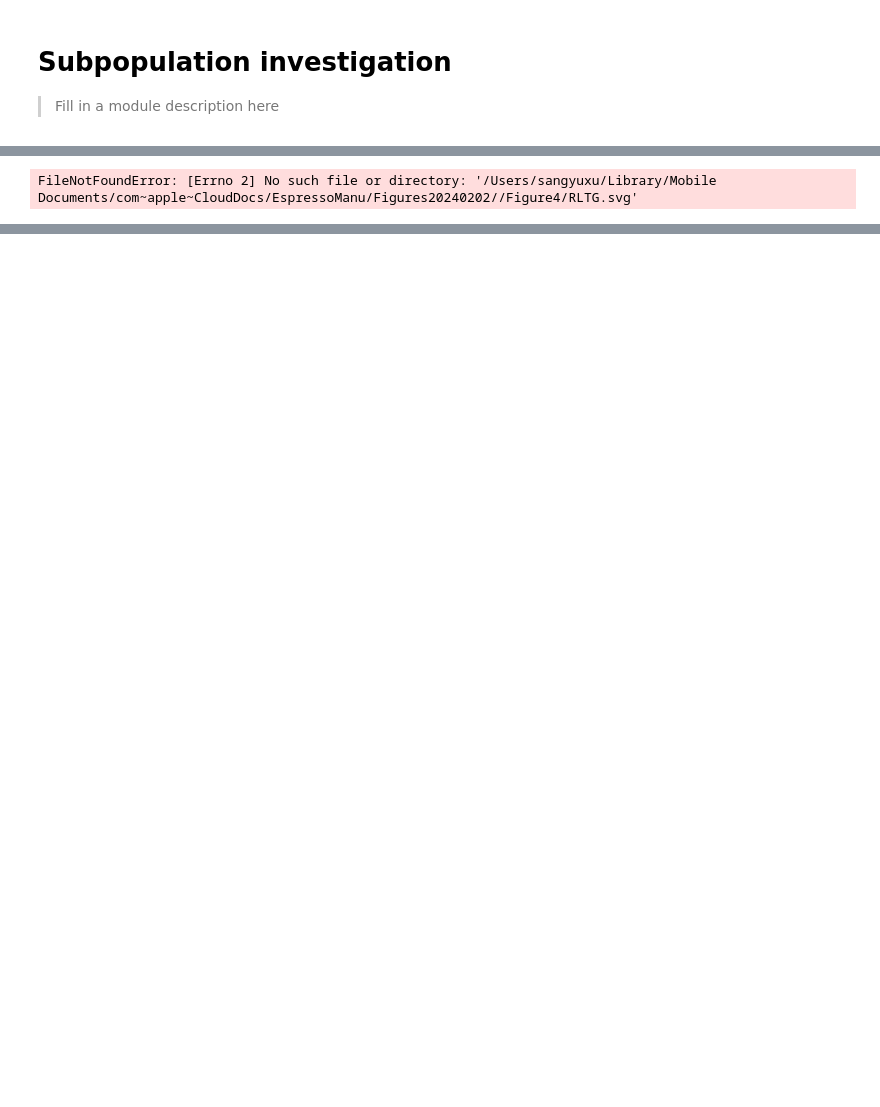
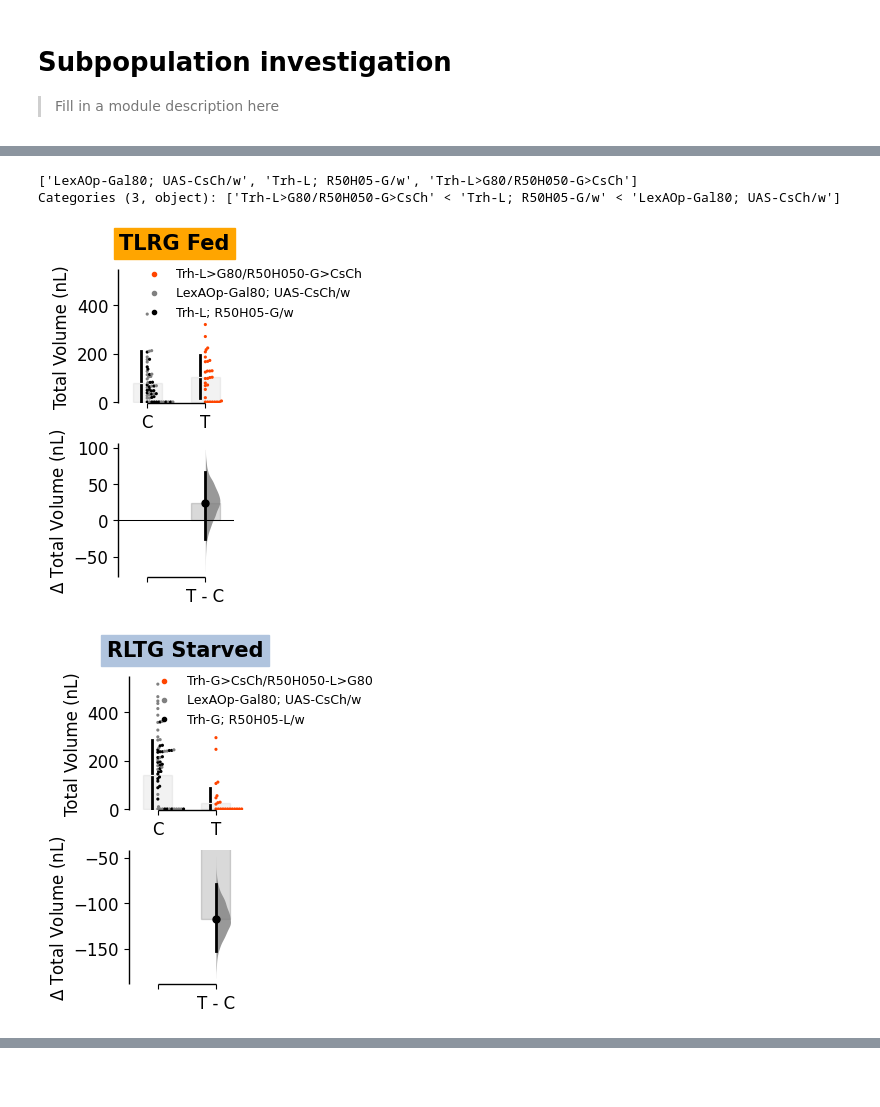
Before and after one commit to sangyu/Holophenotype5HT, a Jupyter notebook: nbs/01_Figures/03_Subpopulation.ipynb, the cells around one changed output, grey strips where cells are left out. Drawn from its saved outputs; the diff is of its cells as text; code cells hidden in the pictures; blank space fills up the shorter version.

```diff
--- a/nbs/01_Figures/03_Subpopulation.ipynb
+++ b/nbs/01_Figures/03_Subpopulation.ipynb
@@ -71,20 +117,27 @@ Name: Genotype, Length: 120, dtype: object
 # %%
-RLTG['GenoReduced'] = RLTG.Genotype.replace({'r50h05-lexa; trh-gal4>lexaop-gal80; uas-chrimson':'Trh>CsCh/R50H050>G80', 'w1118; lexaop-gal80; uas-chrimson':'LexAOp-Gal80; UAS-CsCh/w', 'w1118; r50h05-lexa; trh-gal4':'Trh-G; R50H05-L/w'}).astype('category').cat.set_categories(['Trh>CsCh/R50H050>G80', 'Trh-G; R50H05-L/w', 'LexAOp-Gal80; UAS-CsCh/w'], ordered=True)
-TLRG['GenoReduced'] = TLRG.Genotype.replace({'trh-lexa; r50h05-gal4>lexaop-gal80; uas-chrimson':'Trh>G80/R50H050>CsCh', 'w1118; uas-chrimson; lexaop-gal80':'LexAOp-Gal80; UAS-CsCh/w', 'w1118; trh-lexa; r50h05-gal4':'Trh-L; R50H05-G/w'}).astype('category').cat.set_categories(['Trh>G80/R50H050>CsCh', 'Trh-L; R50H05-G/w', 'LexAOp-Gal80; UAS-CsCh/w'], ordered=True)
+RLTG['GenoReduced'] = RLTG.Genotype.replace({'r50h05-lexa; trh-gal4>lexaop-gal80; uas-chrimson':'Trh-G>CsCh/R50H050-L>G80', 'w1118; lexaop-gal80; uas-chrimson':'LexAOp-Gal80; UAS-CsCh/w', 'w1118; r50h05-lexa; trh-gal4':'Trh-G; R50H05-L/w'}).astype('category').cat.set_categories(['Trh-G>CsCh/R50H050-L>G80', 'Trh-G; R50H05-L/w', 'LexAOp-Gal80; UAS-CsCh/w'], ordered=True)
+TLRG['GenoReduced'] = TLRG.Genotype.replace({'trh-lexa; r50h05-gal4>lexaop-gal80; uas-chrimson':'Trh-L>G80/R50H050-G>CsCh', 'w1118; uas-chrimson; lexaop-gal80':'LexAOp-Gal80; UAS-CsCh/w', 'w1118; trh-lexa; r50h05-gal4':'Trh-L; R50H05-G/w'}).astype('category').cat.set_categories(['Trh-L>G80/R50H050-G>CsCh', 'Trh-L; R50H05-G/w', 'LexAOp-Gal80; UAS-CsCh/w'], ordered=True)
 TrhBrainCsCh['GenoReduced'] = TrhBrainCsCh.Genotype.replace({'trh-gal4>tsh-gal80; uas-cschrimson':'Trh>Brain-CsCh', 'w1118; tsh-gal80; uas-cschrimson':'Brain-CsCh/w', 'w1118; trh-gal4':'Trh/w'}).astype('category').cat.set_categories(['Brain-CsCh/w', 'Trh/w', 'Trh>Brain-CsCh'], ordered=True)
 TrhVNCCsCh['GenoReduced'] = TrhVNCCsCh.Genotype.replace({'trh-gal4>uas-vnc-cschrimson':'Trh>VNC-CsCh', 'w1118; uas-vnc-cschrimson':'VNC-CsCh/w', 'w1118; trh-gal4':'Trh/w'}).astype('category').cat.set_categories(['VNC-CsCh/w', 'Trh/w', 'Trh>VNC-CsCh'], ordered=True)
 TrhVNCACR1['GenoReduced'] = TrhVNCACR1.Genotype.replace({'trh-gal4>uas-vnc-acr1':'Trh>VNC-ACR1', 'w1118; uas-vnc-acr1':'VNC-ACR1/w', 'w1118; trh-gal4':'Trh/w'}).astype('category').cat.set_categories(['VNC-ACR1/w', 'Trh/w', 'Trh>VNC-ACR1'], ordered=True)
-# R50ACR['GenoReduced'] = R50ACR.Genotype.replace({'r50h05-gal4>uas-acr1':'R50H05>ACR1', 'w1118; uas-acr1':'ACR1/w', 'w1118; r50h05-gal4':'R50H05/w'}).astype('category').cat.set_categories(['ACR1/w', 'R50H05/w', 'R50H05>ACR1'], ordered=True)
-SXVNC1CsCh['GenoReduced'] = SXVNC1CsCh.Genotype.replace({'trh-ad; vt-gal4.dbd>uas-csch':'SXVNC1>VNC-CsCh', 'w1118; trh-ad; uas-csch':'Trh-AD; CsCh/w', 'w1118; vt-gal4dbd':'VT042751-DBD/w'}).astype('category').cat.set_categories(['Trh-AD; CsCh/w', 'VT042751-DBD/w', 'SXVNC1>VNC-CsCh'], ordered=True)
+SXVNC1CsCh['GenoReduced'] = SXVNC1CsCh.Genotype.replace({'trh-ad; vt-gal4.dbd>uas-csch':'SXVNC1>CsCh', 'w1118; trh-ad; uas-csch':'Trh-AD; CsCh/w', 'w1118; vt-gal4dbd':'VT042751-DBD/w'}).astype('category').cat.set_categories(['Trh-AD; CsCh/w', 'VT042751-DBD/w', 'SXVNC1>CsCh'], ordered=True)
+SXVNC1ACR1['GenoReduced'] = SXVNC1ACR1.Genotype.replace({'sxvnc1-gal4>uas-acr1':'SXVNC1>ACR1', 'w1118; uas-acr1':'ACR1/w',  'w1118; sxvnc1-gal4':'SXVNC1/w', 'w1118; sxvnc2-gal4':'SXVNC1/w'}).astype('category').cat.set_categories(['ACR1/w', 'SXVNC1/w', 'SXVNC1>ACR1'], ordered=True)
 SXVNC2CsCh['GenoReduced'] = SXVNC2CsCh.Genotype.replace({'sxvnc2-gal4>uas-csch':'SXVNC2>CsCh', 'w1118; uas-cschrimson':'CsCh/w', 'w1118; sxvnc2-gal4':'SXVNC2/w'}).astype('category').cat.set_categories(['CsCh/w', 'SXVNC2/w', 'SXVNC2>CsCh'], ordered=True)
+SXVNC2ACR1['GenoReduced'] = SXVNC2ACR1.Genotype.replace({'sxvnc2-gal4>uas-acr1':'SXVNC2>ACR1', 'w1118; uas-acr1':'ACR1/w', 'w1118; sxvnc2-gal4':'SXVNC2/w'}).astype('category').cat.set_categories(['ACR1/w', 'SXVNC2/w', 'SXVNC2>ACR1'], ordered=True)
+SXVNC3CsCh['GenoReduced'] = SXVNC3CsCh.Genotype.replace({'sxvnc3-gal4>uas-csch':'SXVNC3>CsCh', 'w1118; uas-cschrimson':'CsCh/w','w1118;uas-cschrimson':'CsCh/w', 'trh-gal4; w1118': 'SXVNC3/w', 'w1118; sxvnc3-gal4':'SXVNC3/w'}).astype('category').cat.set_categories(['CsCh/w', 'SXVNC3/w', 'SXVNC3>CsCh'], ordered=True)
+SXVNC3ACR1['GenoReduced'] = SXVNC3ACR1.Genotype.replace({'sxvnc3-gal4>uas-acr1':'SXVNC3>ACR1', 'w1118; uas-acr1':'ACR1/w', 'w1118; sxvnc3-gal4':'SXVNC3/w'}).astype('category').cat.set_categories(['ACR1/w', 'SXVNC3/w', 'SXVNC3>ACR1'], ordered=True)
 
-RLTGpalette = {'Trh>CsCh/R50H050>G80':'orangered', 'LexAOp-Gal80; UAS-CsCh/w':'gray', 'Trh-G; R50H05-L/w':'k'}
-TLRGpalette = {'Trh>G80/R50H050>CsCh':'orangered', 'LexAOp-Gal80; UAS-CsCh/w':'gray', 'Trh-L; R50H05-G/w':'k'}
+RLTGpalette = {'Trh-G>CsCh/R50H050-L>G80':'orangered', 'LexAOp-Gal80; UAS-CsCh/w':'gray', 'Trh-G; R50H05-L/w':'k'}
+TLRGpalette = {'Trh-L>G80/R50H050-G>CsCh':'orangered', 'LexAOp-Gal80; UAS-CsCh/w':'gray', 'Trh-L; R50H05-G/w':'k'}
 TrhBrainCsChpalette = {'Trh>Brain-CsCh':'orangered', 'Brain-CsCh/w':'gray', 'Trh/w':'k'}
 TrhVNCCsChpalette = {'Trh>VNC-CsCh':'orangered', 'VNC-CsCh/w':'gray', 'Trh/w':'k'}
 TrhVNCACRpalette = {'Trh>VNC-ACR1':'seagreen', 'VNC-ACR1/w':'gray', 'Trh/w':'k'}
-SXVNC1CsChpalette = {'SXVNC1>VNC-CsCh':'orangered', 'Trh-AD; CsCh/w':'gray', 'VT042751-DBD/w':'k'}
+SXVNC1CsChpalette = {'SXVNC1>CsCh':'orangered', 'Trh-AD; CsCh/w':'gray', 'VT042751-DBD/w':'k'}
+SXVNC1ACR1palette = {'SXVNC1>ACR1':'seagreen', 'ACR1/w':'gray', 'SXVNC1/w':'k'}
 SXVNC2CsChpalette = {'SXVNC2>CsCh':'orangered', 'CsCh/w':'gray', 'SXVNC2/w':'k'}
+SXVNC2ACR1palette = {'SXVNC2>ACR1':'seagreen', 'ACR1/w':'gray', 'SXVNC2/w':'k'}
+SXVNC3CsChpalette = {'SXVNC3>CsCh':'orangered', 'CsCh/w':'gray', 'SXVNC3/w':'k'}
+SXVNC3ACR1palette = {'SXVNC3>ACR1':'seagreen', 'ACR1/w':'gray', 'SXVNC3/w':'k'}
 
 
 trhacrpalette = {'Trh>ACR1':'seagreen', 'ACR1/w':'gray', 'Trh/w':'k'}
@@ -268,38 +145,17 @@ Figure("24cm", "30cm",
-# %%
-## from svgutils.compose import *
-
-Figure("24cm", "30cm",
-    Panel(SVG(figurepath + 'RLTG.svg').scale(0.023),
-    Text("", 0, -0.1, size=0.3, font = 'Helvetica', weight='bold') ).move(1, 1),
-    Panel(SVG(figurepath + 'RLTG_Vcontrast.svg').scale(0.017),
-    Text("", 0.2, -0.1, size=0.3, font = 'Helvetica', weight='bold') ).move(4.5, 1),
-    Panel(SVG(figurepath + 'trhbraincsch.svg').scale(0.03),
-    Text("", 0, -0.1, size=0.3, font = 'Helvetica', weight='bold') ).move(9, 1),
-    Panel(SVG(figurepath + 'TrhBrain_Vcontrast.svg').scale(0.017),
-    Text("", 0.2, -0.1, size=0.3, font = 'Helvetica', weight='bold') ).move(13, 1),
-    Panel(SVG(figurepath + 'trhvnccsch.svg').scale(0.026),
-    Text("", 0.2, -0.1, size=0.3, font = 'Helvetica', weight='bold') ).move(1, 4.8),
-    Panel(SVG(figurepath + 'TrhVNCCsCh_Vcontrast.svg').scale(0.017),
-    Text("", 0.2, -0.1, size=0.3, font = 'Helvetica', weight='bold') ).move(4.5, 4.8),
-    Panel(SVG(figurepath + 'TrhVNCACR1_Vcontrast.svg').scale(0.017),
-    Text("", 0.2, -0.1, size=0.3, font = 'Helvetica', weight='bold') ).move(11, 4.8),
-    Panel(SVG(figurepath + 'TrhVNCACR1_MScontrast.svg').scale(0.017),
-    Text("", 0.2, -0.1, size=0.3, font = 'Helvetica', weight='bold') ).move(14, 4.8),
-    Panel(SVG(figurepath + 'TrhVNCCsCh_MScontrast.svg').scale(0.017),
-    Text("", 0, -0.1, size=0.3, font = 'Helvetica', weight='bold') ).move(7.8, 4.8),
-    Panel(SVG(figurepath + 'SXVNC1.svg').scale(0.03),
-    Text("", 0, -0.1, size=0.3, font = 'Helvetica', weight='bold') ).move(1, 9),
-    Panel(SVG(figurepath + 'SXVNC1CsCh_Vcontrast.svg').scale(0.017),
-    Text("", 0, -0.1, size=0.3, font = 'Helvetica', weight='bold') ).move(2.8, 9),
-    Panel(SVG(figurepath + 'SXVNC1CsCh_MScontrast.svg').scale(0.017),
-    Text("", 0, -0.1, size=0.3, font = 'Helvetica', weight='bold') ).move(5.9, 9),
-    Panel(SVG(figurepath + 'SXVNC2.svg').scale(0.03),
-    Text("", 0, -0.1, size=0.3, font = 'Helvetica', weight='bold') ).move(9.2, 9),
-    Panel(SVG(figurepath + 'SXVNC2CsCh_Vcontrast.svg').scale(0.017),
-    Text("", 0, -0.1, size=0.3, font = 'Helvetica', weight='bold') ).move(11, 9),
-    Panel(SVG(figurepath + 'SXVNC2CsCh_MScontrast.svg').scale(0.017),
-    Text("", 0, -0.1, size=0.3, font = 'Helvetica', weight='bold') ).move(14, 9),
-
-    ).save(figurepath+"/Figure4_nolabel.svg")
-# %% [output]
-FileNotFoundError: [Errno 2] No such file or directory: '/Users/sangyuxu/Library/Mobile Documents/com~apple~CloudDocs/EspressoManu/Figures20240202//Figure4/RLTG.svg'
+# %%
+TLRG['GenoReduced'].unique()
+# %% [output]
+['LexAOp-Gal80; UAS-CsCh/w', 'Trh-L; R50H05-G/w', 'Trh-L>G80/R50H050-G>CsCh']
+Categories (3, object): ['Trh-L>G80/R50H050-G>CsCh' < 'Trh-L; R50H05-G/w' < 'LexAOp-Gal80; UAS-CsCh/w']
+# %%
+RLTGTLRGpalette = {'Trh>CsCh/R50H050>G80':'orangered', 'LexAOp-Gal80; UAS-CsCh/w':'gray', 'Trh-G; R50H05-L/w':'k', 'Trh>G80/R50H050>CsCh':'orangered', 'Trh-L; R50H05-G/w':'k' }
+
+RLTG['Light'] = 'RLTG'
+TLRG['Light'] = 'TLRG'
+RLTGTLRG = pd.concat([RLTG, TLRG], axis = 0)
+# fTLRGRLTg_Vcontrast, TLRGRLTg_Vcontrast = plotcontrast(RLTGTLRG, 'Volume', 'TLRGRLTG_Vcontrast', palette = RLTGTLRGpalette, swarm_ylim = [-5, 200],  title= 'Trh and R50H05 Intersection Starved')
+fTLRG_Vcontrast, TLRG_Vcontrast = plot2contrast(TLRG, 'Volume', 'TLRG_Vcontrast', swarm_ylim = [-5, 550], palette = TLRGpalette, title= 'TLRG Fed')
+fRLTG_Vcontrast, RLTG_Vcontrast = plot2contrast(RLTG, 'Volume', 'RLTG_Vcontrast', swarm_ylim = [-5, 550], palette = RLTGpalette, title= 'RLTG Starved')
+# %% [output]
+[figure, added]
+[figure, added]
```
Also changed, not shown: parts of 27 cells of this notebook, 14 other files.
